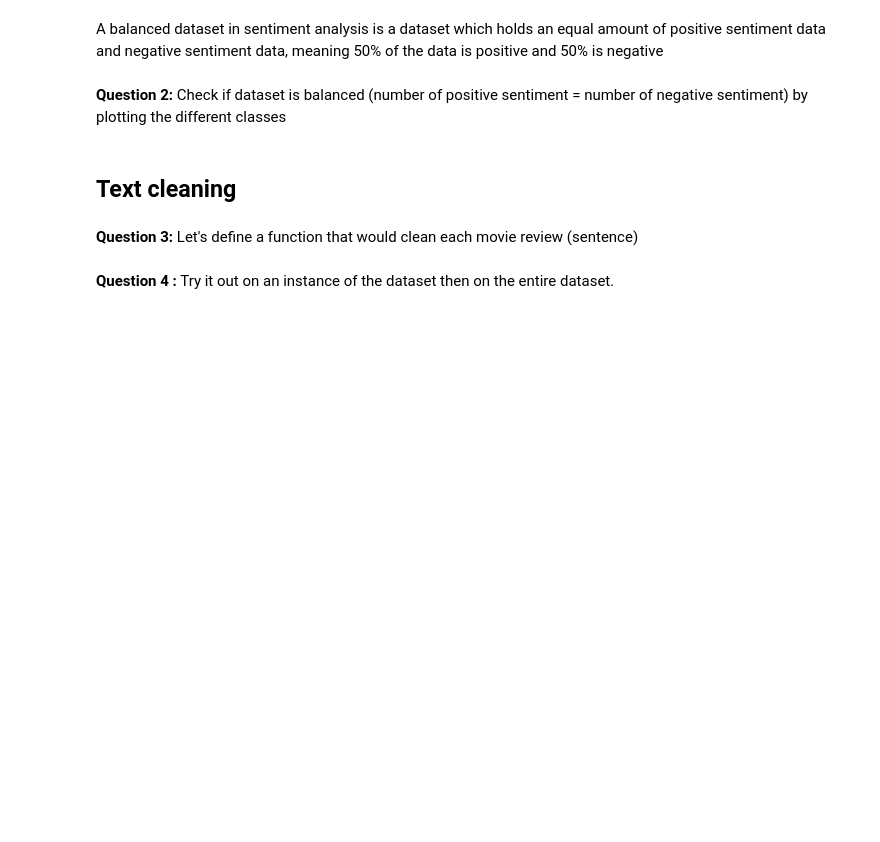
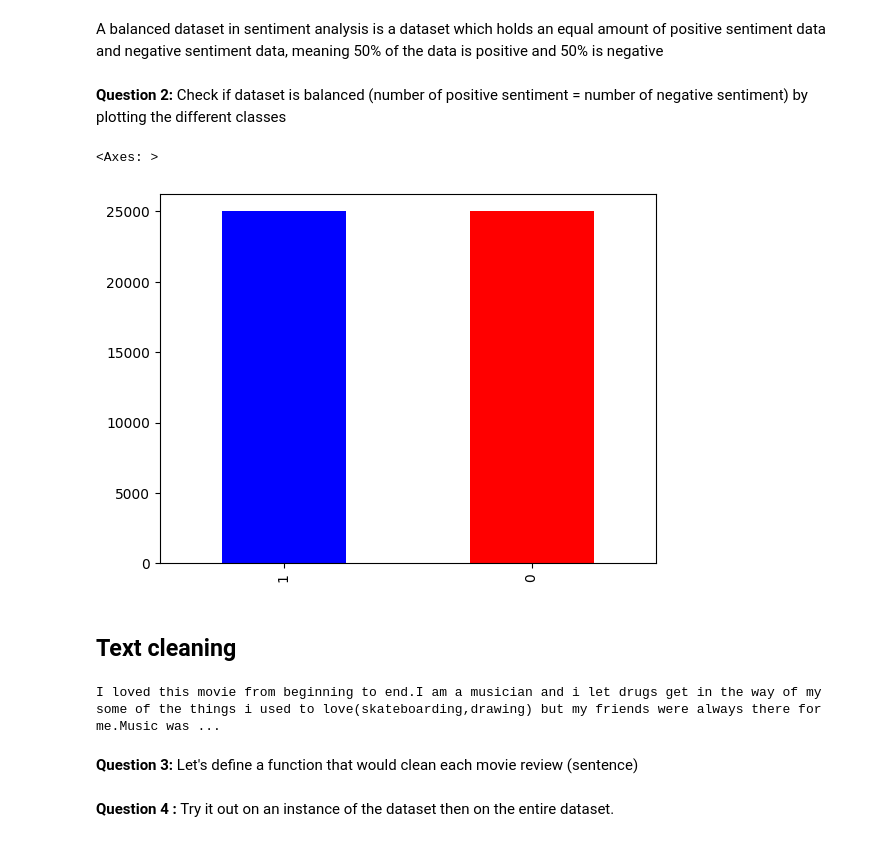
Before and after one commit to Rayan-Dahlawi/LLMs-Bootcamp-SDAIA-, a Jupyter notebook: Rayan_Dahlawi_Assignment4_Understanding_the_Customer’s_Feedback.ipynb, the cells around one changed output. Drawn from its saved outputs; the diff is of its cells as text; code cells hidden in the pictures; blank space fills up the shorter version.

```diff
--- a/Rayan_Dahlawi_Assignment4_Understanding_the_Customer’s_Feedback.ipynb
+++ b/Rayan_Dahlawi_Assignment4_Understanding_the_Customer’s_Feedback.ipynb
@@ -71,9 +71,10 @@ drwxr-xr-x 1 root root 4.0K Nov 10 14:22 sample_data
 **Question 1:** Use pandas to read the csv file and display the first 5 rows
 # %%
 # path to IMDB dataseet
-
+dataset = "movie_data.csv"
 
 # read file (dataset) into our program using pandas
-
+data = pd.read_csv(dataset)
 
 # display first 5 rows
+data.head(5)
@@ -85,9 +103,16 @@ data.info()
 A balanced dataset in sentiment analysis is a dataset which holds an equal amount of positive sentiment data and negative sentiment data, meaning 50% of the data is positive and 50% is negative
 # %% [markdown]
 **Question 2:** Check if dataset is balanced (number of positive sentiment = number of negative sentiment) by plotting the different classes
+# %%
+data['sentiment'].value_counts().plot(kind='bar', color=['blue', 'red'])
+# %% [output]
+<Axes: >
+[figure, added]
 # %% [markdown]
 ## Text cleaning
 # %%
 print(data.review[10])
+# %% [output]
+I loved this movie from beginning to end.I am a musician and i let drugs get in the way of my some of the things i used to love(skateboarding,drawing) but my friends were always there for me.Music was ...
 # %% [markdown]
 **Question 3:** Let's define a function that would clean each movie review (sentence)
```
Also changed, not shown: parts of 16 cells of this notebook.
